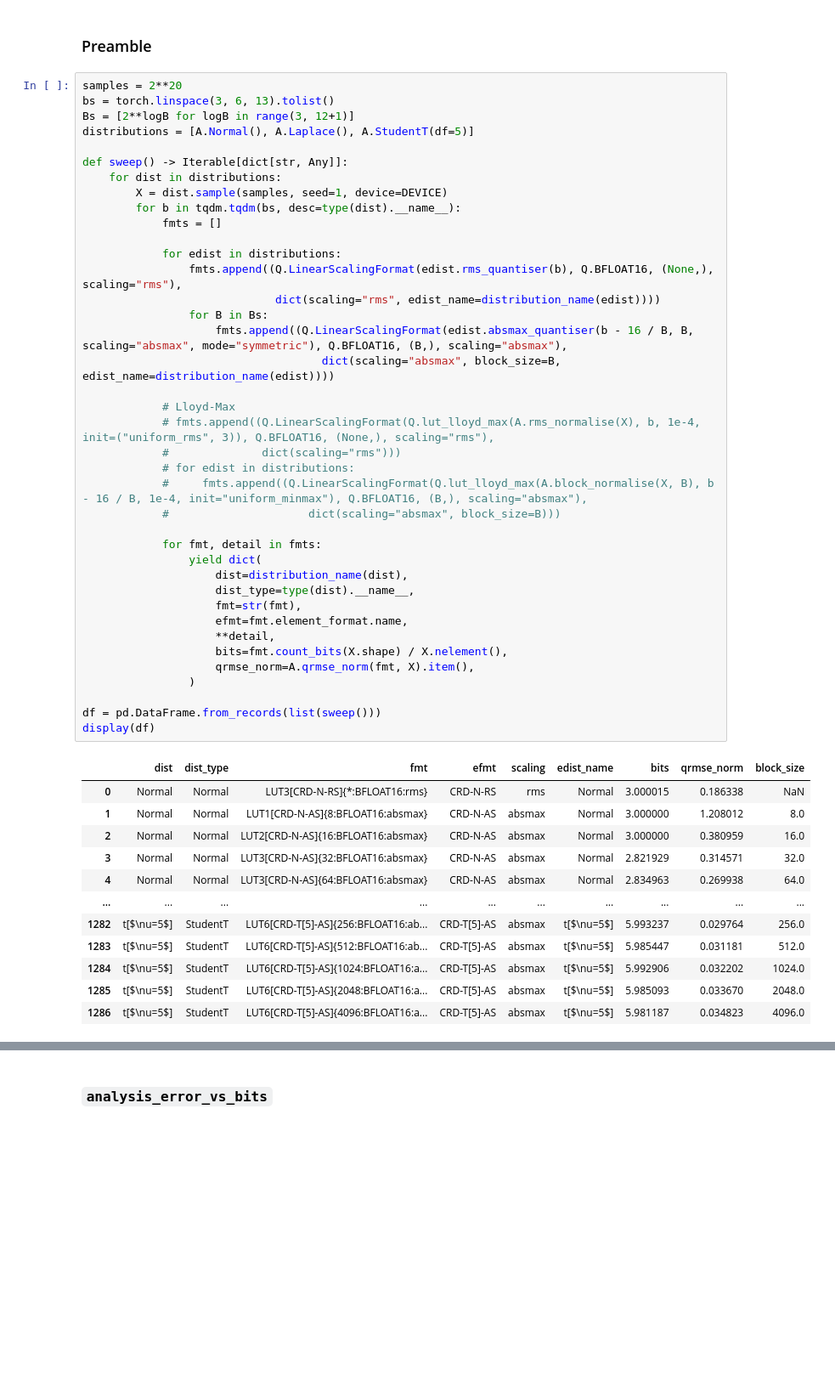
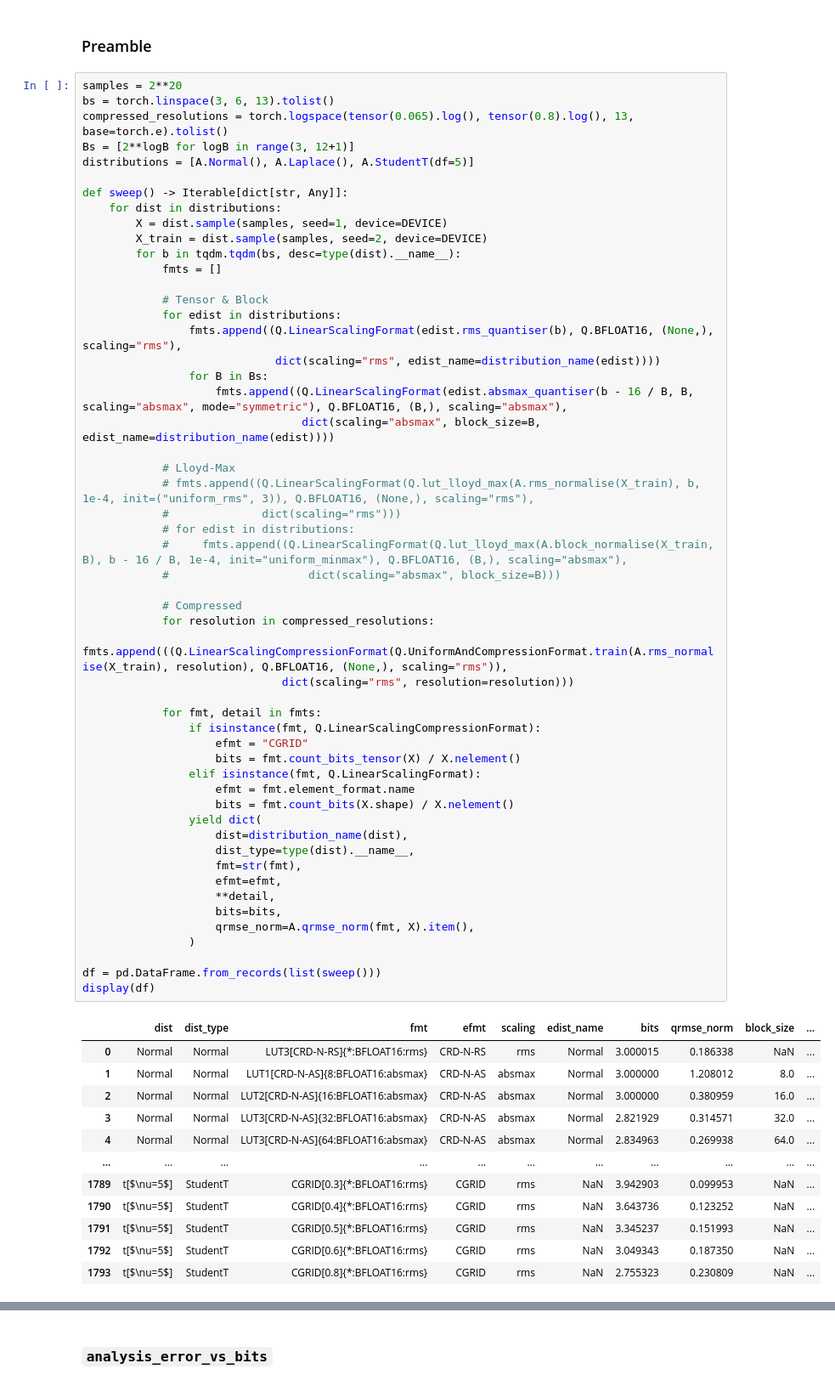
Before and after one commit to graphcore-research/llama-mobile-vlm, a Jupyter notebook: 20250127-FormatsCascade/Analysis.ipynb, the cells around one changed output, grey strips where cells are left out. Shown at 85% size. Saved outputs shown, nothing was run; the diff lists cells and outputs as text; blank space fills up the shorter version.

```diff
--- a/20250127-FormatsCascade/Analysis.ipynb
+++ b/20250127-FormatsCascade/Analysis.ipynb
@@ -184,52 +184,66 @@ remote: Updating references: 100% (1/1)
 # %%
 samples = 2**20
 bs = torch.linspace(3, 6, 13).tolist()
+compressed_resolutions = torch.logspace(tensor(0.065).log(), tensor(0.8).log(), 13, base=torch.e).tolist()
 Bs = [2**logB for logB in range(3, 12+1)]
 distributions = [A.Normal(), A.Laplace(), A.StudentT(df=5)]
 
 def sweep() -> Iterable[dict[str, Any]]:
     for dist in distributions:
         X = dist.sample(samples, seed=1, device=DEVICE)
+        X_train = dist.sample(samples, seed=2, device=DEVICE)
         for b in tqdm.tqdm(bs, desc=type(dist).__name__):
             fmts = []
 
+            # Tensor & Block
             for edist in distributions:
                 fmts.append((Q.LinearScalingFormat(edist.rms_quantiser(b), Q.BFLOAT16, (None,), scaling="rms"),
                              dict(scaling="rms", edist_name=distribution_name(edist))))
                 for B in Bs:
                     fmts.append((Q.LinearScalingFormat(edist.absmax_quantiser(b - 16 / B, B, scaling="absmax", mode="symmetric"), Q.BFLOAT16, (B,), scaling="absmax"),
-                                    dict(scaling="absmax", block_size=B, edist_name=distribution_name(edist))))
+                                 dict(scaling="absmax", block_size=B, edist_name=distribution_name(edist))))
 
             # Lloyd-Max
-            # fmts.append((Q.LinearScalingFormat(Q.lut_lloyd_max(A.rms_normalise(X), b, 1e-4, init=("uniform_rms", 3)), Q.BFLOAT16, (None,), scaling="rms"),
+            # fmts.append((Q.LinearScalingFormat(Q.lut_lloyd_max(A.rms_normalise(X_train), b, 1e-4, init=("uniform_rms", 3)), Q.BFLOAT16, (None,), scaling="rms"),
             #              dict(scaling="rms")))
             # for edist in distributions:
-            #     fmts.append((Q.LinearScalingFormat(Q.lut_lloyd_max(A.block_normalise(X, B), b - 16 / B, 1e-4, init="uniform_minmax"), Q.BFLOAT16, (B,), scaling="absmax"),
+            #     fmts.append((Q.LinearScalingFormat(Q.lut_lloyd_max(A.block_normalise(X_train, B), b - 16 / B, 1e-4, init="uniform_minmax"), Q.BFLOAT16, (B,), scaling="absmax"),
             #                     dict(scaling="absmax", block_size=B)))
 
+            # Compressed
+            for resolution in compressed_resolutions:
+                fmts.append(((Q.LinearScalingCompressionFormat(Q.UniformAndCompressionFormat.train(A.rms_normalise(X_train), resolution), Q.BFLOAT16, (None,), scaling="rms")),
+                              dict(scaling="rms", resolution=resolution)))
+
             for fmt, detail in fmts:
+                if isinstance(fmt, Q.LinearScalingCompressionFormat):
+                    efmt = "CGRID"
+                    bits = fmt.count_bits_tensor(X) / X.nelement()
+                elif isinstance(fmt, Q.LinearScalingFormat):
+                    efmt = fmt.element_format.name
+                    bits = fmt.count_bits(X.shape) / X.nelement()
                 yield dict(
                     dist=distribution_name(dist),
                     dist_type=type(dist).__name__,
                     fmt=str(fmt),
-                    efmt=fmt.element_format.name,
+                    efmt=efmt,
                     **detail,
-                    bits=fmt.count_bits(X.shape) / X.nelement(),
+                    bits=bits,
                     qrmse_norm=A.qrmse_norm(fmt, X).item(),
                 )
 
 df = pd.DataFrame.from_records(list(sweep()))
 display(df)
 # %% [output]
-|  | dist | dist_type | fmt | efmt | scaling | edist_name | bits | qrmse_norm | block_size |
-| 0 | Normal | Normal | LUT3[CRD-N-RS]{*:BFLOAT16:rms} | CRD-N-RS | rms | Normal | 3.000015 | 0.186338 | NaN |
-| 1 | Normal | Normal | LUT1[CRD-N-AS]{8:BFLOAT16:absmax} | CRD-N-AS | absmax | Normal | 3.000000 | 1.208012 | 8.0 |
-| 2 | Normal | Normal | LUT2[CRD-N-AS]{16:BFLOAT16:absmax} | CRD-N-AS | absmax | Normal | 3.000000 | 0.380959 | 16.0 |
-| 3 | Normal | Normal | LUT3[CRD-N-AS]{32:BFLOAT16:absmax} | CRD-N-AS | absmax | Normal | 2.821929 | 0.314571 | 32.0 |
-| 4 | Normal | Normal | LUT3[CRD-N-AS]{64:BFLOAT16:absmax} | CRD-N-AS | absmax | Normal | 2.834963 | 0.269938 | 64.0 |
-| ... | ... | ... | ... | ... | ... | ... | ... | ... | ... |
-| 1282 | t[$\nu=5$] | StudentT | LUT6[CRD-T[5]-AS]{256:BFLOAT16:ab... | CRD-T[5]-AS | absmax | t[$\nu=5$] | 5.993237 | 0.029764 | 256.0 |
-| 1283 | t[$\nu=5$] | StudentT | LUT6[CRD-T[5]-AS]{512:BFLOAT16:ab... | CRD-T[5]-AS | absmax | t[$\nu=5$] | 5.985447 | 0.031181 | 512.0 |
-| 1284 | t[$\nu=5$] | StudentT | LUT6[CRD-T[5]-AS]{1024:BFLOAT16:a... | CRD-T[5]-AS | absmax | t[$\nu=5$] | 5.992906 | 0.032202 | 1024.0 |
-| 1285 | t[$\nu=5$] | StudentT | LUT6[CRD-T[5]-AS]{2048:BFLOAT16:a... | CRD-T[5]-AS | absmax | t[$\nu=5$] | 5.985093 | 0.033670 | 2048.0 |
-| 1286 | t[$\nu=5$] | StudentT | LUT6[CRD-T[5]-AS]{4096:BFLOAT16:a... | CRD-T[5]-AS | absmax | t[$\nu=5$] | 5.981187 | 0.034823 | 4096.0 |
+|  | dist | dist_type | fmt | efmt | scaling | edist_name | bits | qrmse_norm | block_size | ... |
+| 0 | Normal | Normal | LUT3[CRD-N-RS]{*:BFLOAT16:rms} | CRD-N-RS | rms | Normal | 3.000015 | 0.186338 | NaN | ... |
+| 1 | Normal | Normal | LUT1[CRD-N-AS]{8:BFLOAT16:absmax} | CRD-N-AS | absmax | Normal | 3.000000 | 1.208012 | 8.0 | ... |
+| 2 | Normal | Normal | LUT2[CRD-N-AS]{16:BFLOAT16:absmax} | CRD-N-AS | absmax | Normal | 3.000000 | 0.380959 | 16.0 | ... |
+| 3 | Normal | Normal | LUT3[CRD-N-AS]{32:BFLOAT16:absmax} | CRD-N-AS | absmax | Normal | 2.821929 | 0.314571 | 32.0 | ... |
+| 4 | Normal | Normal | LUT3[CRD-N-AS]{64:BFLOAT16:absmax} | CRD-N-AS | absmax | Normal | 2.834963 | 0.269938 | 64.0 | ... |
+| ... | ... | ... | ... | ... | ... | ... | ... | ... | ... | ... |
+| 1789 | t[$\nu=5$] | StudentT | CGRID[0.3]{*:BFLOAT16:rms} | CGRID | rms | NaN | 3.942903 | 0.099953 | NaN | ... |
+| 1790 | t[$\nu=5$] | StudentT | CGRID[0.4]{*:BFLOAT16:rms} | CGRID | rms | NaN | 3.643736 | 0.123252 | NaN | ... |
+| 1791 | t[$\nu=5$] | StudentT | CGRID[0.5]{*:BFLOAT16:rms} | CGRID | rms | NaN | 3.345237 | 0.151993 | NaN | ... |
+| 1792 | t[$\nu=5$] | StudentT | CGRID[0.6]{*:BFLOAT16:rms} | CGRID | rms | NaN | 3.049343 | 0.187350 | NaN | ... |
+| 1793 | t[$\nu=5$] | StudentT | CGRID[0.8]{*:BFLOAT16:rms} | CGRID | rms | NaN | 2.755323 | 0.230809 | NaN | ... |
```
Also changed, not shown: parts of 3 cells of this notebook, 1 other file.
